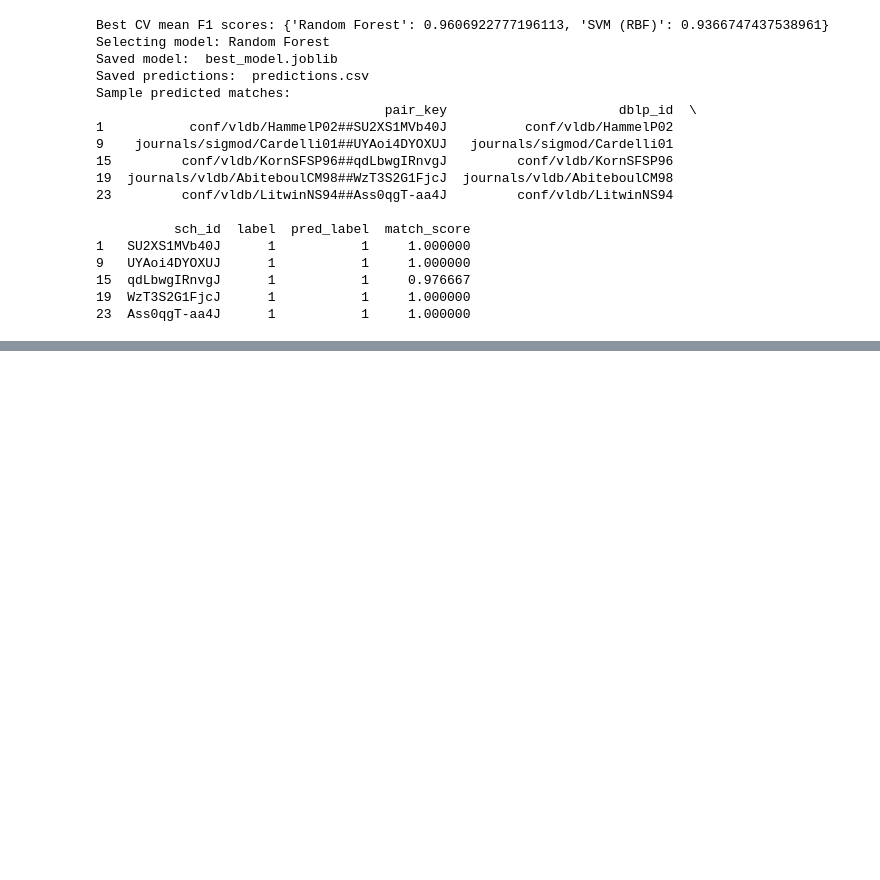
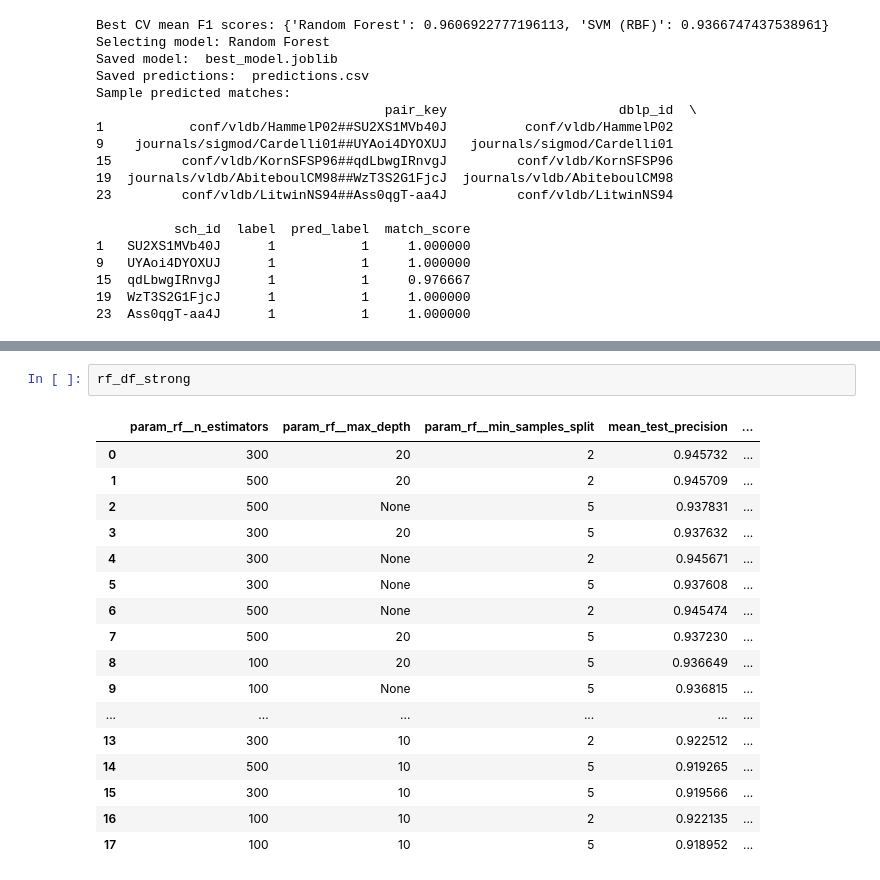
Before and after one commit to laiarodrigo/DILA, a Jupyter notebook: task_02/02_feature_vector_and_ML_model.ipynb, the cells around one changed output, grey strips where cells are left out. Cells and saved outputs as stored; diff of their text form; blank space fills up the shorter version.

```diff
--- a/task_02/02_feature_vector_and_ML_model.ipynb
+++ b/task_02/02_feature_vector_and_ML_model.ipynb
@@ -604,0 +619,20 @@ print(svm_df_strong)
+# %%
+rf_df_strong
+# %% [output]
+|  | param_rf__n_estimators | param_rf__max_depth | param_rf__min_samples_split | mean_test_precision | ... |
+| 0 | 300 | 20 | 2 | 0.945732 | ... |
+| 1 | 500 | 20 | 2 | 0.945709 | ... |
+| 2 | 500 | None | 5 | 0.937831 | ... |
+| 3 | 300 | 20 | 5 | 0.937632 | ... |
+| 4 | 300 | None | 2 | 0.945671 | ... |
+| 5 | 300 | None | 5 | 0.937608 | ... |
+| 6 | 500 | None | 2 | 0.945474 | ... |
+| 7 | 500 | 20 | 5 | 0.937230 | ... |
+| 8 | 100 | 20 | 5 | 0.936649 | ... |
+| 9 | 100 | None | 5 | 0.936815 | ... |
+| ... | ... | ... | ... | ... | ... |
+| 13 | 300 | 10 | 2 | 0.922512 | ... |
+| 14 | 500 | 10 | 5 | 0.919265 | ... |
+| 15 | 300 | 10 | 5 | 0.919566 | ... |
+| 16 | 100 | 10 | 2 | 0.922135 | ... |
+| 17 | 100 | 10 | 5 | 0.918952 | ... |
```
Also changed, not shown: parts of 5 cells of this notebook.
